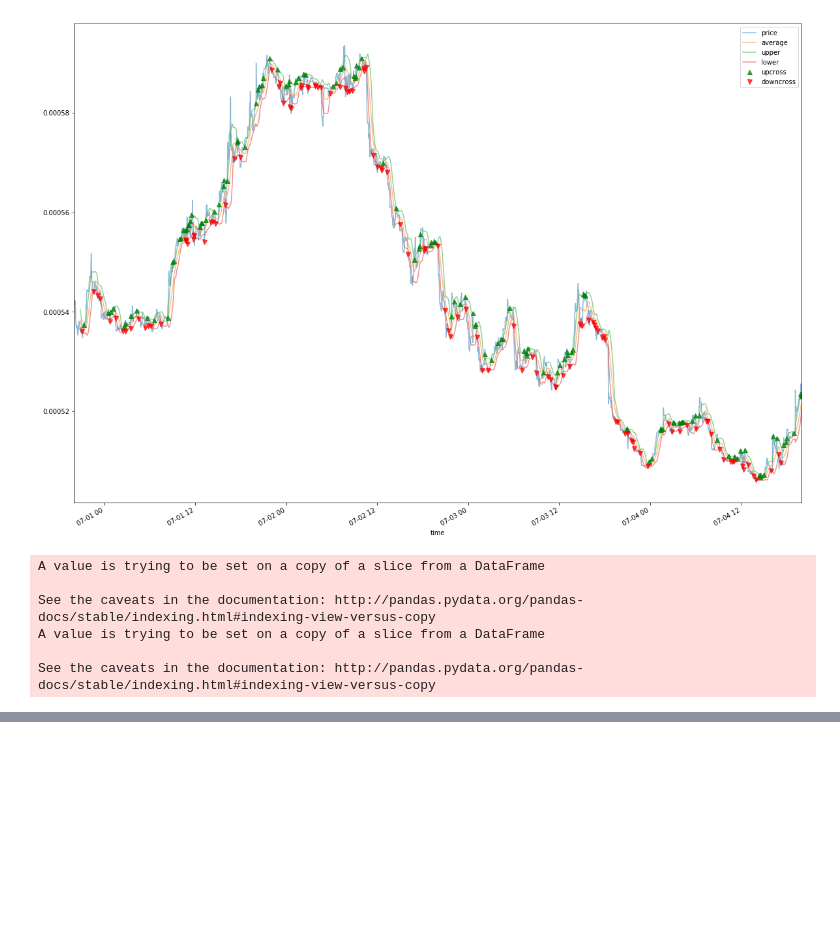
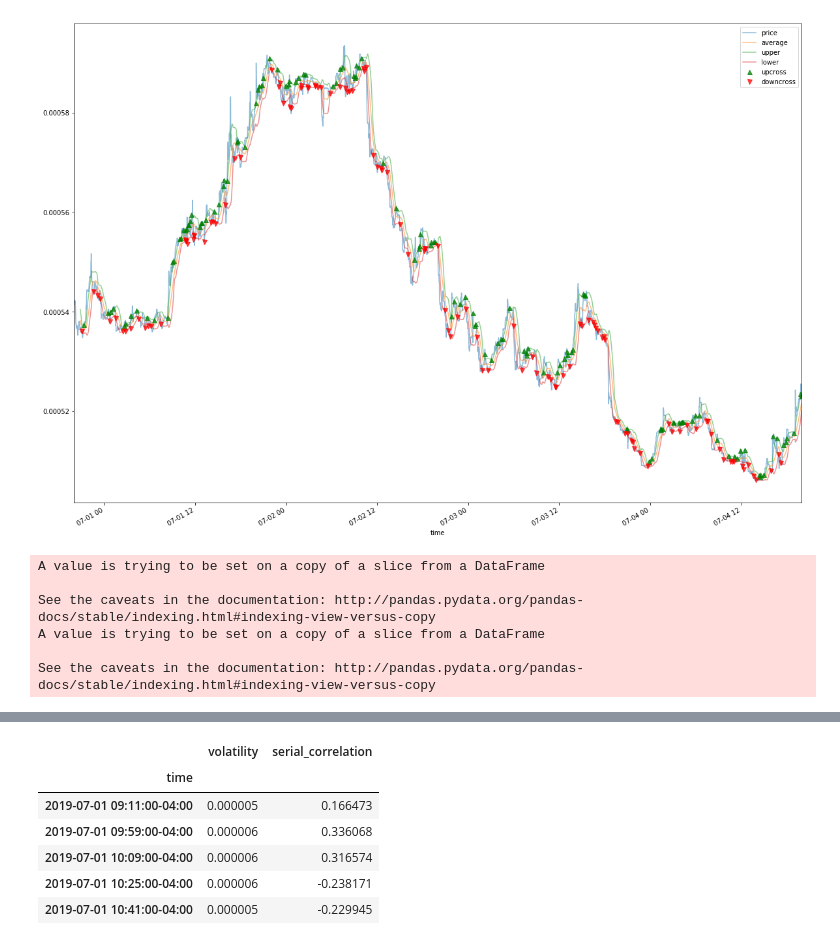
Before and after one commit to Dvisacker/backtrader, a Jupyter notebook: Labeling.ipynb, the cells around one changed output, grey strips where cells are left out. Drawn from its saved outputs; the diff is of its cells as text; code cells hidden in the pictures; blank space fills up the shorter version.

```diff
--- a/Labeling.ipynb
+++ b/Labeling.ipynb
@@ -496,2 +496,12 @@ features = (pd.DataFrame()
            .drop_duplicates()
            .dropna())
+# %%
+features.head()
+# %% [output]
+|  | volatility | serial_correlation |
+| time |  |  |
+| 2019-07-01 09:11:00-04:00 | 0.000005 | 0.166473 |
+| 2019-07-01 09:59:00-04:00 | 0.000006 | 0.336068 |
+| 2019-07-01 10:09:00-04:00 | 0.000006 | 0.316574 |
+| 2019-07-01 10:25:00-04:00 | 0.000006 | -0.238171 |
+| 2019-07-01 10:41:00-04:00 | 0.000005 | -0.229945 |
```
Also changed, not shown: parts of 6 cells of this notebook.
